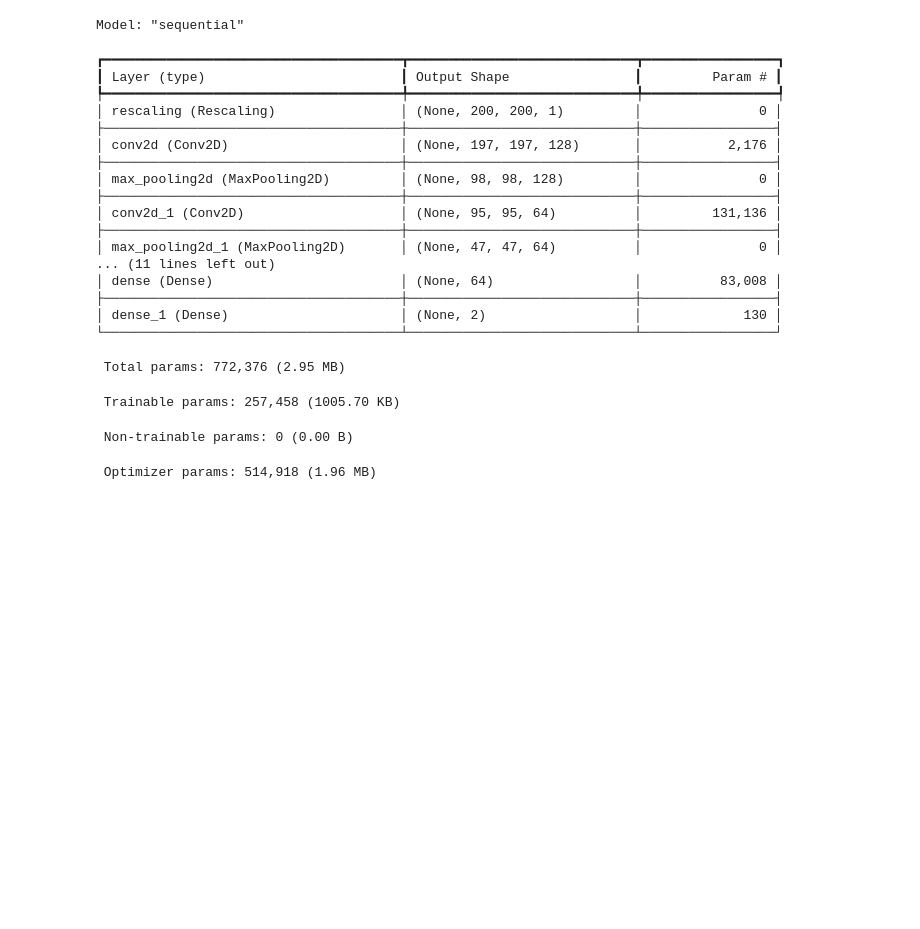
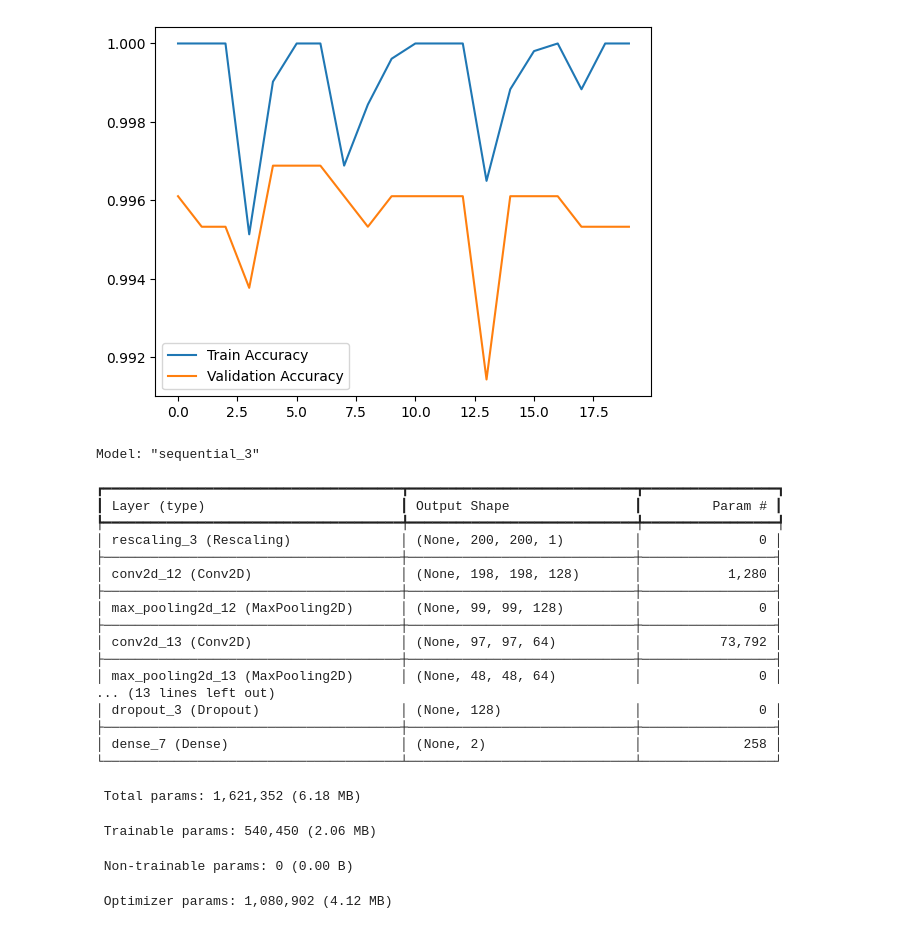
Before and after one commit to lucienrivat/PommePOire, a Jupyter notebook: PommePoir.ipynb, the cells around one changed output. Saved outputs shown, nothing was run; the diff lists cells and outputs as text; code cells hidden in the pictures; blank space fills up the shorter version.

```diff
--- a/PommePoir.ipynb
+++ b/PommePoir.ipynb
@@ -55,4 +55,13 @@ val_data = tf.keras.preprocessing.image_dataset_from_directory(
     data_dir, validation_split=0.2, subset="validation", seed=42,
     image_size=(img_height, img_width), batch_size=batch_size, color_mode='grayscale'
 )
+
+import collections
+
+train_labels = []
+for images, labels in train_data:
+    train_labels.extend(labels.numpy())
+
+counter = collections.Counter(train_labels)
+print("Répartition des classes dans l'entraînement :", counter)
 # %% [output]
@@ -69,16 +75,17 @@ Using 1663 files for validation.
 num_classes = 2
 model = tf.keras.Sequential([
     layers.Rescaling(1./255, input_shape=(img_height, img_width, 1)),
-    layers.Conv2D(128, 4, activation='relu'),
+    layers.Conv2D(128, 3, activation='relu'),
     layers.MaxPooling2D(),
-    layers.Conv2D(64, 4, activation='relu'),
+    layers.Conv2D(64, 3, activation='relu'),
     layers.MaxPooling2D(),
-    layers.Conv2D(32, 4, activation='relu'),
+    layers.Conv2D(64, 3, activation='relu'),
     layers.MaxPooling2D(),
-    layers.Conv2D(16, 4, activation='relu'),
+    layers.Conv2D(32, 3, activation='relu'),
     layers.MaxPooling2D(),
     layers.Flatten(),
-    layers.Dense(64, activation='relu'),
+    layers.Dense(128, activation='relu'),
+    layers.Dropout(0.3),
     layers.Dense(num_classes, activation='softmax')
 ])
 
@@ -88,7 +95,18 @@ model.compile(optimizer='adam',
 
 # Entraînement
 tensorboard_callback = keras.callbacks.TensorBoard(log_dir="logs", histogram_freq=1, write_images=True)
-model.fit(train_data, validation_data=val_data, epochs=10, callbacks=[tensorboard_callback])
+
+class_weights = {0: len(train_labels) / 958, 1: len(train_labels) / 4184}
+
+model.fit(train_data, validation_data=val_data, epochs=10, class_weight=class_weights, callbacks=[tensorboard_callback])
+
+history = model.fit(train_data, validation_data=val_data, epochs=20, callbacks=[tensorboard_callback])
+
+# Tracer l'évolution de l'entraînement
+plt.plot(history.history['accuracy'], label='Train Accuracy')
+plt.plot(history.history['val_accuracy'], label='Validation Accuracy')
+plt.legend()
+plt.show()
 model.summary()
 # %% [output]
 Epoch 1/10
@@ -114,25 +129,26 @@ Epoch 10/10
+[figure, added]
-Model: "sequential"
+Model: "sequential_3"
 ┏━━━━━━━━━━━━━━━━━━━━━━━━━━━━━━━━━━━━━━┳━━━━━━━━━━━━━━━━━━━━━━━━━━━━━┳━━━━━━━━━━━━━━━━━┓
 ┃ Layer (type)                         ┃ Output Shape                ┃         Param # ┃
 ┡━━━━━━━━━━━━━━━━━━━━━━━━━━━━━━━━━━━━━━╇━━━━━━━━━━━━━━━━━━━━━━━━━━━━━╇━━━━━━━━━━━━━━━━━┩
-│ rescaling (Rescaling)                │ (None, 200, 200, 1)         │               0 │
+│ rescaling_3 (Rescaling)              │ (None, 200, 200, 1)         │               0 │
 ├──────────────────────────────────────┼─────────────────────────────┼─────────────────┤
-│ conv2d (Conv2D)                      │ (None, 197, 197, 128)       │           2,176 │
+│ conv2d_12 (Conv2D)                   │ (None, 198, 198, 128)       │           1,280 │
 ├──────────────────────────────────────┼─────────────────────────────┼─────────────────┤
-│ max_pooling2d (MaxPooling2D)         │ (None, 98, 98, 128)         │               0 │
+│ max_pooling2d_12 (MaxPooling2D)      │ (None, 99, 99, 128)         │               0 │
 ├──────────────────────────────────────┼─────────────────────────────┼─────────────────┤
-│ conv2d_1 (Conv2D)                    │ (None, 95, 95, 64)          │         131,136 │
+│ conv2d_13 (Conv2D)                   │ (None, 97, 97, 64)          │          73,792 │
 ├──────────────────────────────────────┼─────────────────────────────┼─────────────────┤
-│ max_pooling2d_1 (MaxPooling2D)       │ (None, 47, 47, 64)          │               0 │
-... (11 lines left out)
-│ dense (Dense)                        │ (None, 64)                  │          83,008 │
+│ max_pooling2d_13 (MaxPooling2D)      │ (None, 48, 48, 64)          │               0 │
+... (13 lines left out)
+│ dropout_3 (Dropout)                  │ (None, 128)                 │               0 │
 ├──────────────────────────────────────┼─────────────────────────────┼─────────────────┤
-│ dense_1 (Dense)                      │ (None, 2)                   │             130 │
+│ dense_7 (Dense)                      │ (None, 2)                   │             258 │
 └──────────────────────────────────────┴─────────────────────────────┴─────────────────┘
- Total params: 772,376 (2.95 MB)
+ Total params: 1,621,352 (6.18 MB)
- Trainable params: 257,458 (1005.70 KB)
+ Trainable params: 540,450 (2.06 MB)
  Non-trainable params: 0 (0.00 B)
- Optimizer params: 514,918 (1.96 MB)
+ Optimizer params: 1,080,902 (4.12 MB)
 # %%
 # Fonction de prédiction avec conversion en niveaux de gris
 def predict_image(image_path):
```
Also changed, not shown: parts of 3 cells of this notebook.
